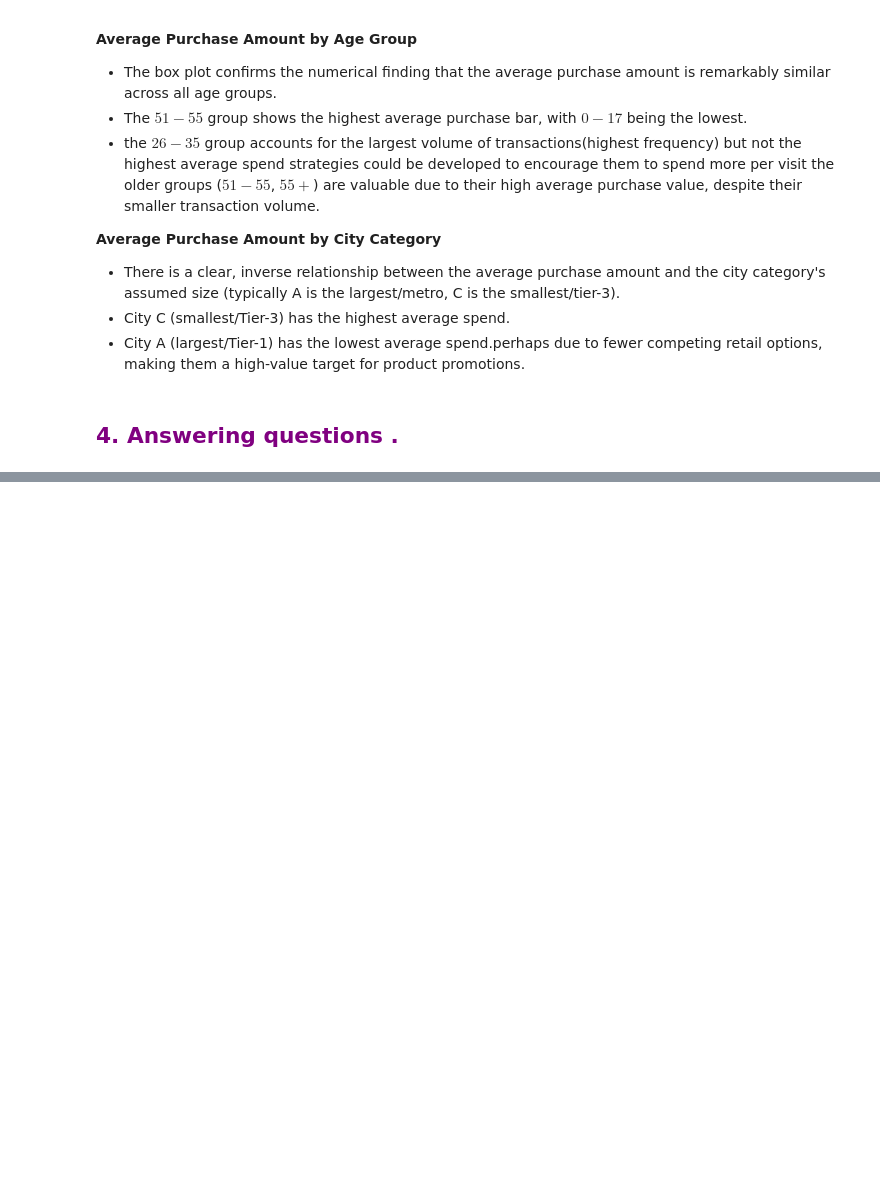
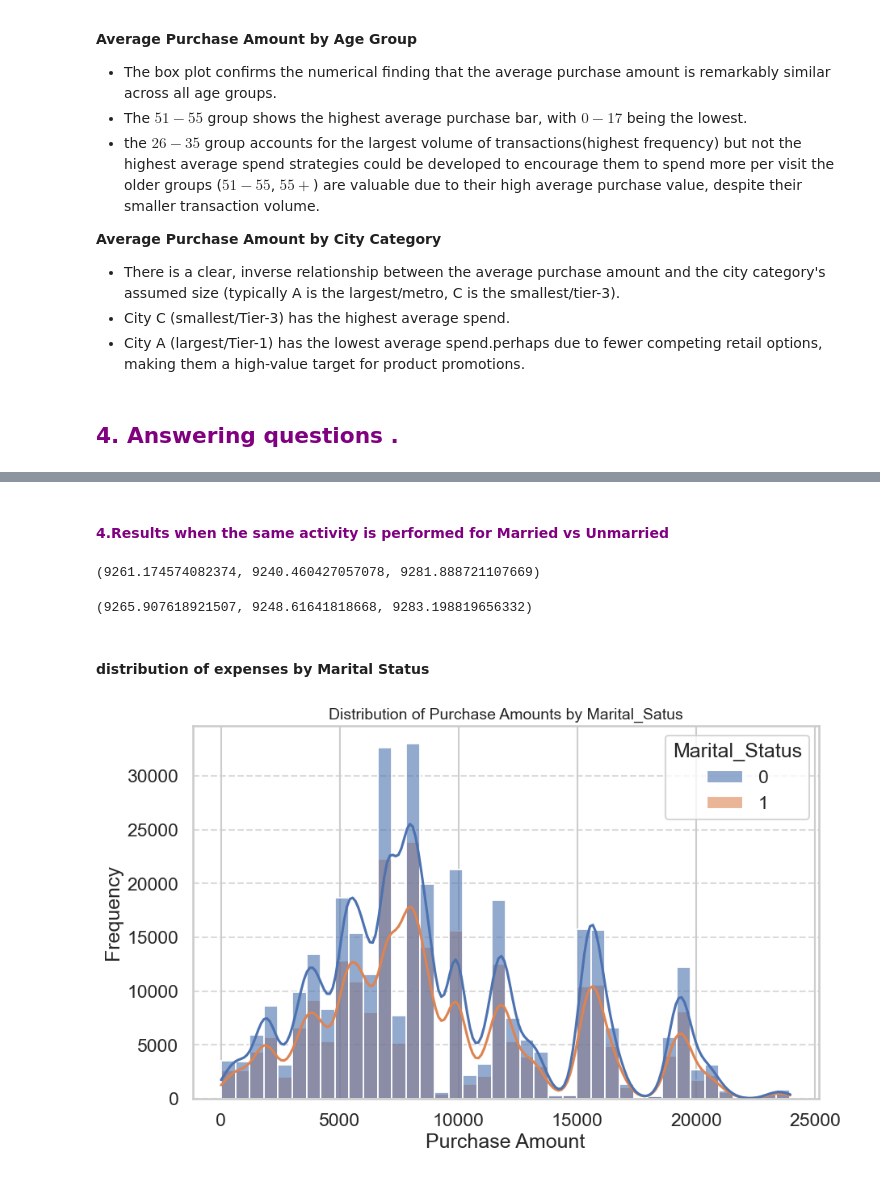
Before and after one commit to hemalatham236/Walmart--dataset--Confidence-Interval-and-CLT, a Jupyter notebook: Walmart_Business_case_CLT.ipynb, the cells around one changed output, grey strips where cells are left out. Drawn from its saved outputs; the diff is of its cells as text; code cells hidden in the pictures; blank space fills up the shorter version.

```diff
--- a/Walmart_Business_case_CLT.ipynb
+++ b/Walmart_Business_case_CLT.ipynb
@@ -764,0 +886,2 @@ Depending on the dataset demographics, male customers might represent a slightly
+# %% [markdown]
+#### <font color='purple'>4.Results when the same activity is performed for Married vs Unmarried </font>
@@ -764,0 +899,21 @@ Depending on the dataset demographics, male customers might represent a slightly
+# %%
+confidence_interval(Married, 0.95)
+# %% [output]
+(9261.174574082374, 9240.460427057078, 9281.888721107669)
+# %%
+confidence_interval(Unmarried, 0.95)
+# %% [output]
+(9265.907618921507, 9248.61641818668, 9283.198819656332)
+# %% [markdown]
+#### distribution of expenses by Marital Status
+# %%
+# Plot the distribution of purchase amounts by marital_Status
+plt.figure(figsize=(10,6))
+sns.histplot(data=df, x='Purchase', hue='Marital_Status', kde=True, bins=40, alpha=0.6)
+plt.title('Distribution of Purchase Amounts by Marital_Satus', fontsize=14)
+plt.xlabel('Purchase Amount')
+plt.ylabel('Frequency')
+plt.grid(axis='y', linestyle='--', alpha=0.7)
+plt.show()
+# %% [output]
+[figure, added]
```
Also changed, not shown: parts of 47 cells of this notebook, 1 other file.
